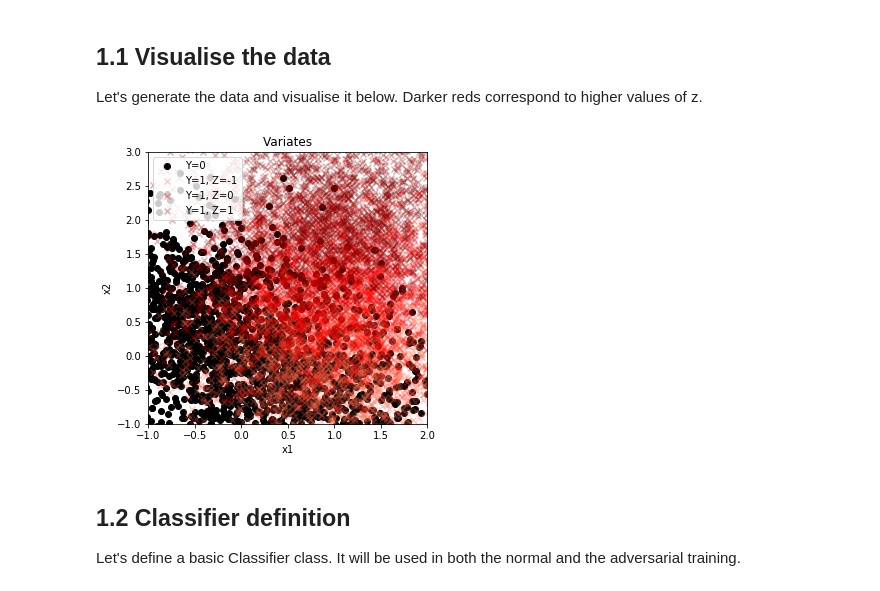
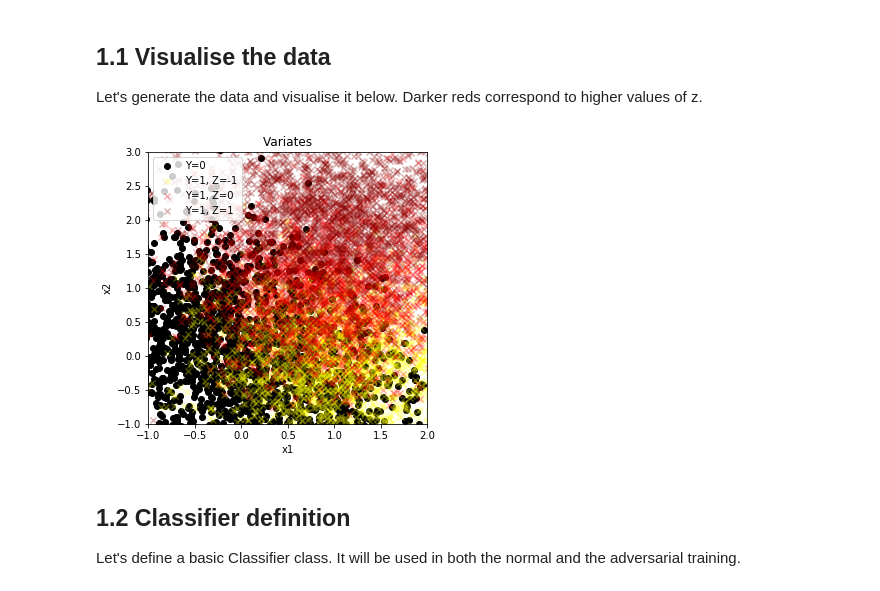
Before and after one commit to yandexdataschool/mlhep2019, a Jupyter notebook: notebooks/day-8/IndependenceSeminar.ipynb, the cells around one changed output. Cells and saved outputs as stored; diff of their text form; code cells hidden in the pictures.

```diff
--- a/notebooks/day-8/IndependenceSeminar.ipynb
+++ b/notebooks/day-8/IndependenceSeminar.ipynb
@@ -75,35 +75,35 @@ def show_variates(ax, generate):
 
     # generate
     n_samples = 5000
     X0, Y0, Z0 = generate(n_samples, z=0)
     Y0 = Y0.ravel()
     Z0 = Z0.ravel()
     X1, Y1, Z1 = generate(n_samples, z=1)
     Y1 = Y1.ravel()
     Z1 = Z1.ravel()
     X_1, Y_1, Z_1 = generate(n_samples, z=-1)
     Y_1 = Y_1.ravel()
     Z_1 = Z_1.ravel()
 
     # plot
     ax.scatter(X0[Y0==0,0], X0[Y0==0,1], marker='o', color='k', alpha=1.0, label='Y=0')
-    ax.scatter(X_1[Y_1==1,0], X_1[Y_1==1,1], marker='x', c='tomato', alpha=0.3, label='Y=1, Z=-1')
+    ax.scatter(X_1[Y_1==1,0], X_1[Y_1==1,1], marker='x', c='yellow', alpha=0.3, label='Y=1, Z=-1')
     ax.scatter(X0[Y0==1,0], X0[Y0==1,1], marker='x', c='red', alpha=0.3, label='Y=1, Z=0')
     ax.scatter(X1[Y1==1,0], X1[Y1==1,1], marker='x', c='darkred', alpha=0.3, label='Y=1, Z=1')
 
 
     # cosmetics
     ax.set_ylim(-1, 3)
     ax.set_xlim(-1, 2)
     ax.set_xlabel('x1')
     ax.set_ylabel('x2')
     leg = ax.legend(loc='best')
     ax.set_title('Variates')
 
 fig, ax = plt.subplots(figsize=(5,5))
 show_variates(ax, generate_toys)
 # %% [output]
-[figure, old version]
+[figure, new version]
 # %% [markdown]
 ## 1.2 Classifier definition
 
```
Also changed, not shown: parts of 7 cells of this notebook.
